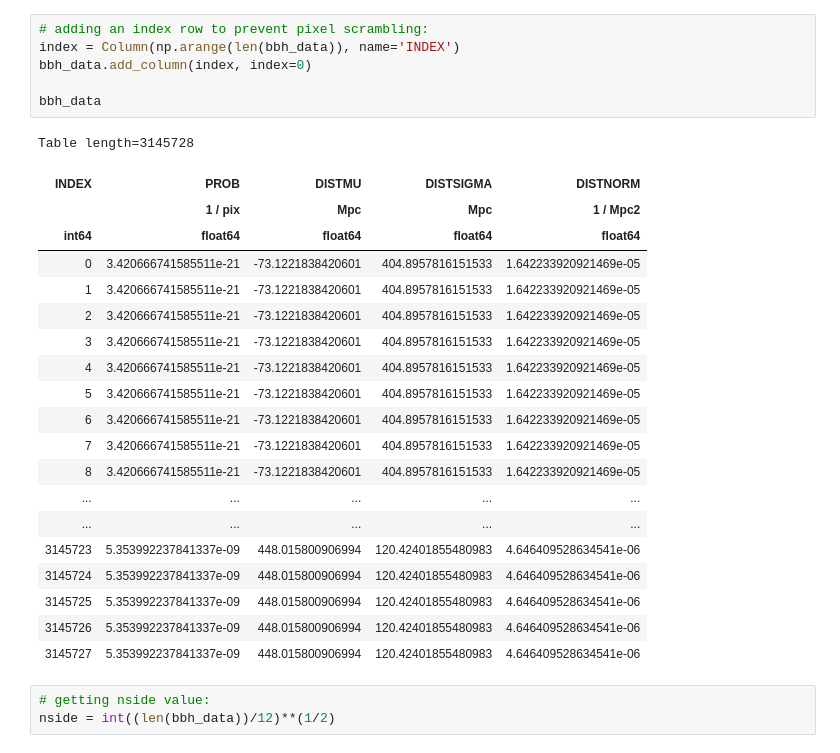
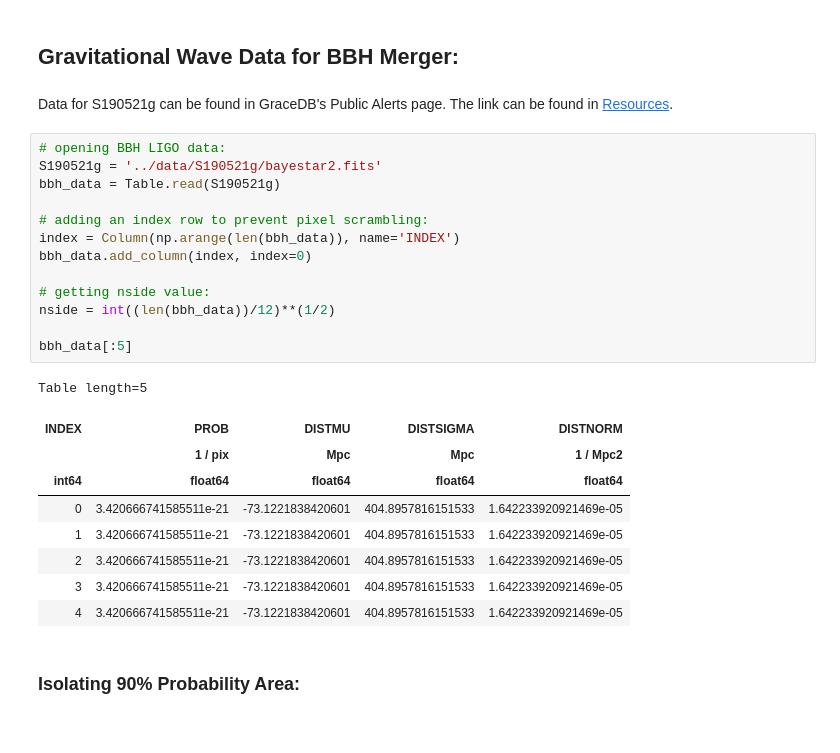
Before and after one commit to Amanda2212/MMA_Demos, a Jupyter notebook: jupyter_nbs/BBH_AGN_Crossmatch_Demo.ipynb, the cells around one changed output. Saved outputs shown, nothing was run; the diff lists cells and outputs as text.

```diff
--- a/jupyter_nbs/BBH_AGN_Crossmatch_Demo.ipynb
+++ b/jupyter_nbs/BBH_AGN_Crossmatch_Demo.ipynb
@@ -47,30 +33,29 @@ Table length=3145728
+# %% [markdown]
+## Gravitational Wave Data for BBH Merger:
+# %% [markdown]
+Data for S190521g can be found in GraceDB's Public Alerts page. The link can be found in [Resources](#Resources:).
 # %%
+# opening BBH LIGO data:
+S190521g = '../data/S190521g/bayestar2.fits'
+bbh_data = Table.read(S190521g)
+
 # adding an index row to prevent pixel scrambling:
 index = Column(np.arange(len(bbh_data)), name='INDEX')
 bbh_data.add_column(index, index=0)
 
-bbh_data
+# getting nside value:
+nside = int((len(bbh_data))/12)**(1/2)
+
+bbh_data[:5]
 # %% [output]
-Table length=3145728
+Table length=5
 | INDEX | PROB | DISTMU | DISTSIGMA | DISTNORM |
 |  | 1 / pix | Mpc | Mpc | 1 / Mpc2 |
 | int64 | float64 | float64 | float64 | float64 |
 | 0 | 3.420666741585511e-21 | -73.1221838420601 | 404.8957816151533 | 1.642233920921469e-05 |
 | 1 | 3.420666741585511e-21 | -73.1221838420601 | 404.8957816151533 | 1.642233920921469e-05 |
 | 2 | 3.420666741585511e-21 | -73.1221838420601 | 404.8957816151533 | 1.642233920921469e-05 |
 | 3 | 3.420666741585511e-21 | -73.1221838420601 | 404.8957816151533 | 1.642233920921469e-05 |
 | 4 | 3.420666741585511e-21 | -73.1221838420601 | 404.8957816151533 | 1.642233920921469e-05 |
-| 5 | 3.420666741585511e-21 | -73.1221838420601 | 404.8957816151533 | 1.642233920921469e-05 |
-| 6 | 3.420666741585511e-21 | -73.1221838420601 | 404.8957816151533 | 1.642233920921469e-05 |
-| 7 | 3.420666741585511e-21 | -73.1221838420601 | 404.8957816151533 | 1.642233920921469e-05 |
-| 8 | 3.420666741585511e-21 | -73.1221838420601 | 404.8957816151533 | 1.642233920921469e-05 |
-| ... | ... | ... | ... | ... |
-| ... | ... | ... | ... | ... |
-| 3145723 | 5.353992237841337e-09 | 448.015800906994 | 120.42401855480983 | 4.646409528634541e-06 |
-| 3145724 | 5.353992237841337e-09 | 448.015800906994 | 120.42401855480983 | 4.646409528634541e-06 |
-| 3145725 | 5.353992237841337e-09 | 448.015800906994 | 120.42401855480983 | 4.646409528634541e-06 |
-| 3145726 | 5.353992237841337e-09 | 448.015800906994 | 120.42401855480983 | 4.646409528634541e-06 |
-| 3145727 | 5.353992237841337e-09 | 448.015800906994 | 120.42401855480983 | 4.646409528634541e-06 |
-# %%
-# getting nside value:
-nside = int((len(bbh_data))/12)**(1/2)
+# %% [markdown]
+### Isolating 90% Probability Area:
```
Also changed, not shown: parts of 21 cells of this notebook, 11 other files.
